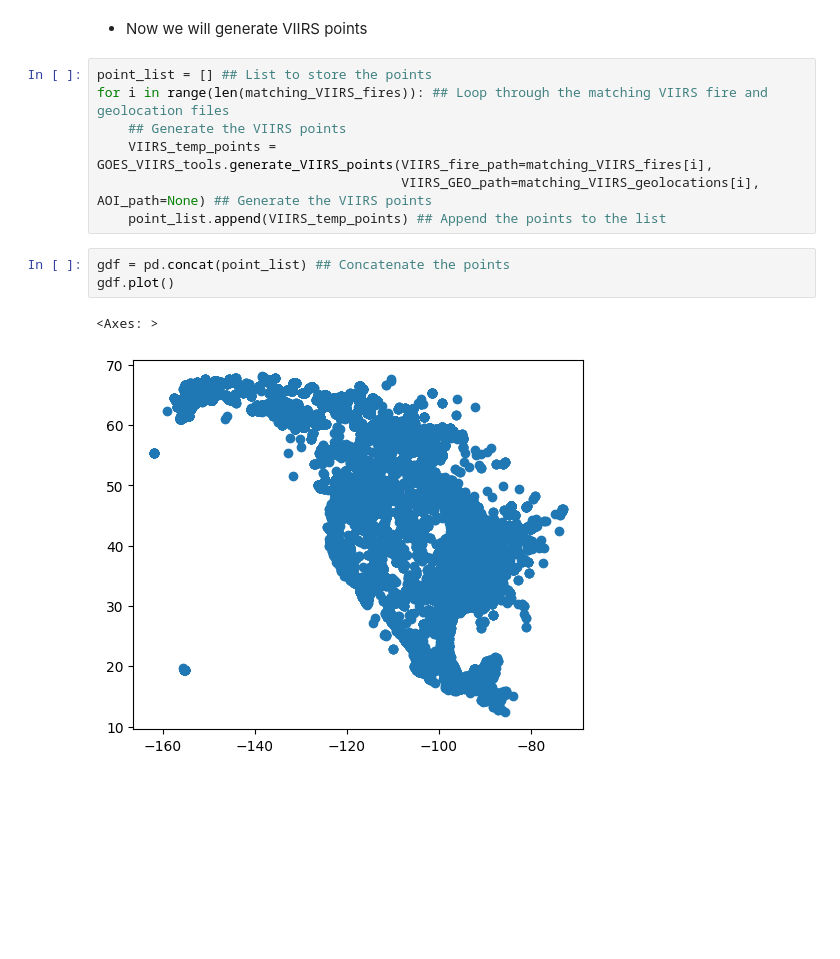
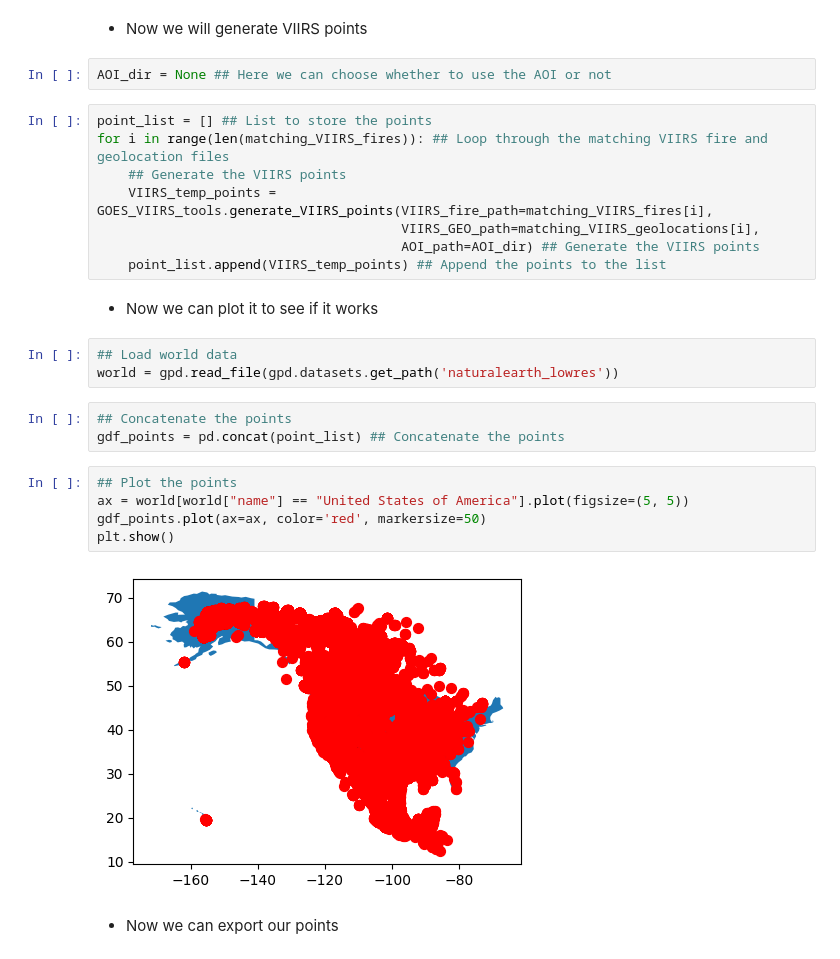
Before and after one commit to asafvanunu/generate_VIIRS_points_from_image, a Jupyter notebook: generate_VIIRS_points.ipynb, the cells around one changed output. Saved outputs shown, nothing was run; the diff lists cells and outputs as text; blank space fills up the shorter version.

```diff
--- a/generate_VIIRS_points.ipynb
+++ b/generate_VIIRS_points.ipynb
@@ -98,16 +100,30 @@ matching_VIIRS_df[:5]
 | 4 | F:\VIIRS_data\VIIRS_fire\VNP14IMG... | F:\VIIRS_data\VIIRS_GEO\VNP03IMG.... |
 # %% [markdown]
 * Now we will generate VIIRS points
+# %%
+AOI_dir = None ## Here we can choose whether to use the AOI or not
 # %%
 point_list = [] ## List to store the points
 for i in range(len(matching_VIIRS_fires)): ## Loop through the matching VIIRS fire and geolocation files
     ## Generate the VIIRS points
     VIIRS_temp_points = GOES_VIIRS_tools.generate_VIIRS_points(VIIRS_fire_path=matching_VIIRS_fires[i],
-                                       VIIRS_GEO_path=matching_VIIRS_geolocations[i], AOI_path=None) ## Generate the VIIRS points
+                                       VIIRS_GEO_path=matching_VIIRS_geolocations[i],
+                                       AOI_path=AOI_dir) ## Generate the VIIRS points
     point_list.append(VIIRS_temp_points) ## Append the points to the list
+# %% [markdown]
+* Now we can plot it to see if it works
+# %%
+## Load world data
+world = gpd.read_file(gpd.datasets.get_path('naturalearth_lowres'))
 # %%
-gdf = pd.concat(point_list) ## Concatenate the points
-gdf.plot()
+## Concatenate the points
+gdf_points = pd.concat(point_list) ## Concatenate the points
-# %% [output]
-<Axes: >
-[figure, removed]
+# %%
+## Plot the points
+ax = world[world["name"] == "United States of America"].plot(figsize=(5, 5))
+gdf_points.plot(ax=ax, color='red', markersize=50)
+plt.show()
+# %% [output]
+[figure, added]
+# %% [markdown]
+* Now we can export our points
```
Also changed, not shown: parts of 4 cells of this notebook.
